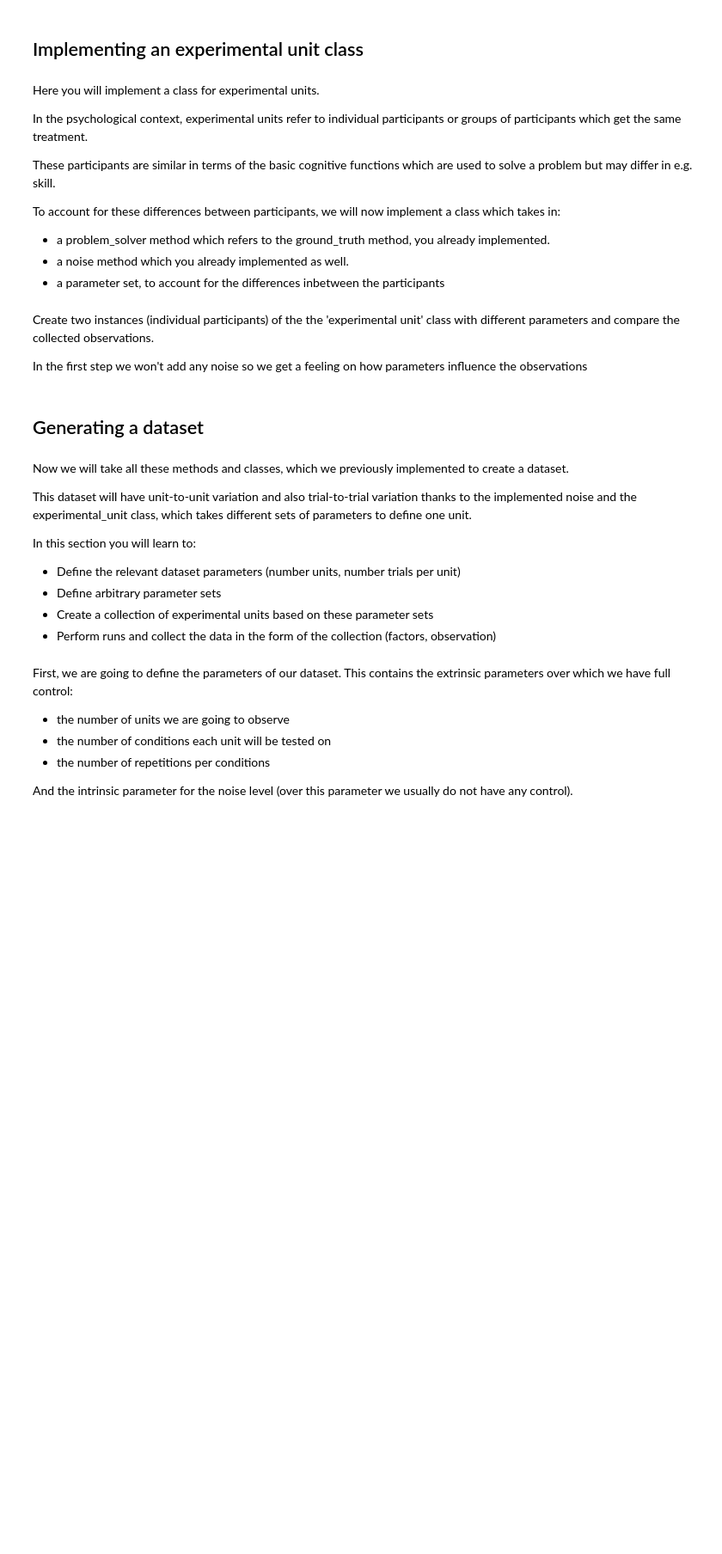
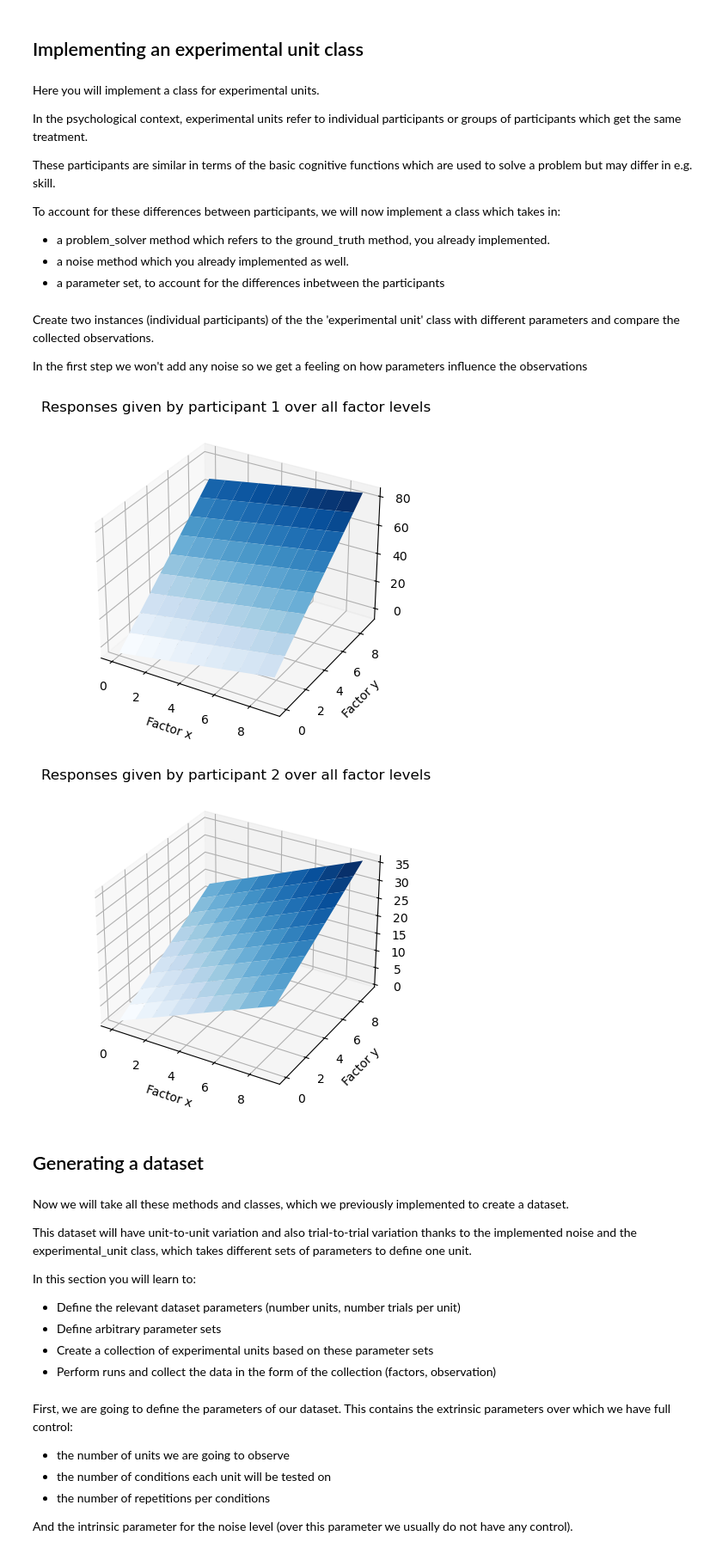
Before and after one commit to whyhardt/CourseOptimizingExperimentalDesign, a Jupyter notebook: tutorials/syntheticexperiments.ipynb, the cells around one changed output. Shown at 86% size. Saved outputs shown, nothing was run; the diff lists cells and outputs as text; code cells hidden in the pictures; blank space fills up the shorter version.

```diff
--- a/tutorials/syntheticexperiments.ipynb
+++ b/tutorials/syntheticexperiments.ipynb
@@ -56,3 +49,20 @@ def ground_truth(x, y, parameters=np.ones(2,)):
+# %%
+def ground_truth(x, y, parameters=np.ones(2,)):
+    """This ground truth takes in two factors and a set of parameters and returns a response
+
+    Args:
+        x (float): The level of the first factor
+        y (float): the level of the second factor
+        parameters (Iterable[float], optional): The parameters give an individual configuration for each experimental unit. Defaults to np.ones(2,).
+
+    Returns:
+        float: Dependent variable which serves as the response
+    """
+
+    # this is an example of a ground truth function with two linear terms and a constant term
+    dependent_variable = parameters[0] * x + parameters[1] * y + parameters[0] - parameters[1]
+
+    return dependent_variable
 # %% [markdown]
 Test your ground truth by giving it random values and check if it has the desired properties.
 
@@ -113,13 +125,14 @@ Tip: numpy comes already with a method that draws values from a random distribut
 # %%
 def noise(noise_level):
 
-    noise = None
     # add your code here:
 
     # draw a value from a normal distribution
+    noise = np.random.normal(0, 1)
 
     # multiply it with the noise_level before returning it.
     # This way we will later have control over the noise magnitude without changing the code.
+    noise *= noise_level
 
     return noise
 # %% [markdown]
@@ -233,29 +252,68 @@ Create two instances (individual participants) of the the 'experimental unit' cl
 In the first step we won't add any noise so we get a feeling on how parameters influence the observations
 # %%
 # replace None with your own treatment combinations
-parameters_participant1 = None
-parameters_participant2 = None
+parameters_participant1 = [2, 8]
+parameters_participant2 = [2, 2]
 
 # Create two experimental units with different parameters
 participant1 = experimental_unit(
     problem_solver=ground_truth,
     noise=noise,
     parameters=parameters_participant1,
     noise_level=0,
 )
 
 participant2 = experimental_unit(
     problem_solver=ground_truth,
     noise=noise,
     parameters=parameters_participant2,
     noise_level=0,
 )
 
+# define the factor levels
+x = np.arange(0,10)
+y = np.arange(0,10)
+x_mesh, y_mesh = np.meshgrid(x, y)
+sample_size = len(x)
+
 # collect the observations for each participant
 # add your code here (you can take the relevant code pieces from above):
 
+# initiate the z array
+z1 = np.zeros((sample_size, sample_size))
+
+# collect the observations
+for i in range(sample_size):
+    z1[i, :] = participant1.step(x_mesh[i], y_mesh[i])
+
+# make a surface plot to visualize the ground_truth
+fig, ax = plt.subplots(subplot_kw={"projection": "3d"})
+ax.plot_surface(x_mesh, y_mesh, z1, cmap=cm.Blues)
+ax.set_title('Responses given by participant 1 over all factor levels')
+ax.set_xlabel('Factor x')
+ax.set_ylabel('Factor y')
+plt.show()
+
 # plot the observations for each participant in a surface plot
 # add your code here (you can take the relevant code pieces from above):
+
+# initiate the z array
+z2 = np.zeros((sample_size, sample_size))
+
+# collect the observations
+for i in range(sample_size):
+    z2[i, :] = participant2.step(x_mesh[i], y_mesh[i])
+
+# make a surface plot to visualize the ground_truth
+fig, ax = plt.subplots(subplot_kw={"projection": "3d"})
+ax.plot_surface(x_mesh, y_mesh, z2, cmap=cm.Blues)
+ax.set_title('Responses given by participant 2 over all factor levels')
+ax.set_xlabel('Factor x')
+ax.set_ylabel('Factor y')
+plt.show()
+# %% [output]
+[figure, added]
+[figure, added]
 # %% [markdown]
 ## Generating a dataset
 # %% [markdown]
```
Also changed, not shown: parts of 7 cells of this notebook, 4 other files.
